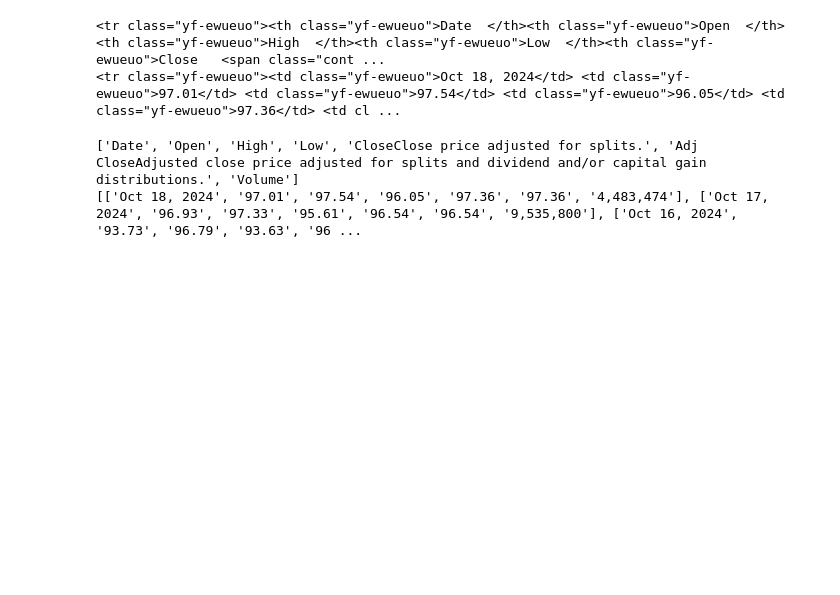
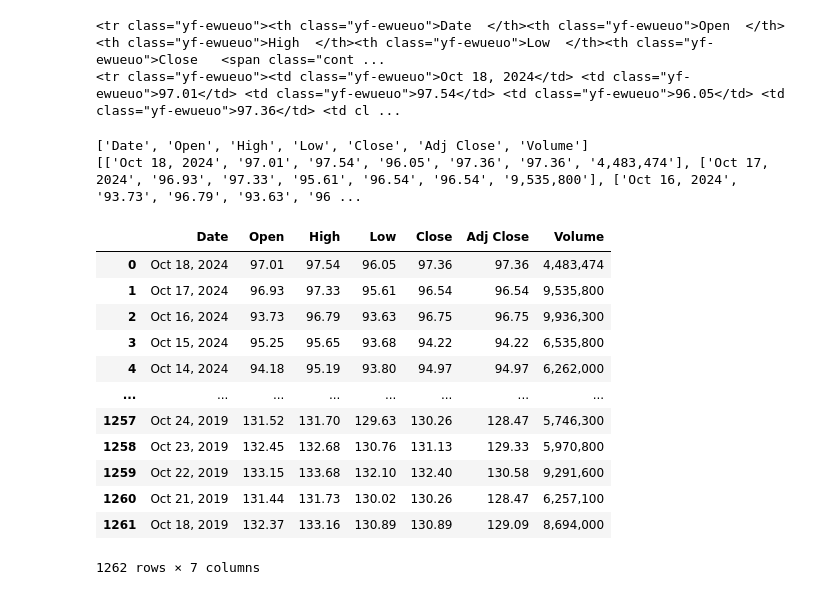
Before and after one commit to KimmyBeeW/Disney-Web-Scraping, a Jupyter notebook: get_data.ipynb, the cells around one changed output. Drawn from its saved outputs; the diff is of its cells as text; code cells hidden in the pictures; blank space fills up the shorter version.

Commit message:
update README.md, rename disney_stocks, and update get_data.ipynb

```diff
--- a/get_data.ipynb
+++ b/get_data.ipynb
@@ -101,12 +101,15 @@ print(items[1])
 <tr class="yf-ewueuo"><td class="yf-ewueuo">Oct 18, 2024</td> <td class="yf-ewueuo">97.01</td> <td class="yf-ewueuo">97.54</td> <td class="yf-ewueuo">96.05</td> <td class="yf-ewueuo">97.36</td> <td cl ...
 # %%
 headers = [th.get_text(strip=True) for th in table.find('tr').find_all('th')]
+headers[4] = 'Close'
+headers[5] = 'Adj Close'
 print(headers)
+
 rows = []
 for tr in items[1:]:
     row = [td.get_text(strip=True) for td in tr.find_all('td')]
     rows.append(row)
 print(rows)
 # %% [output]
-['Date', 'Open', 'High', 'Low', 'CloseClose price adjusted for splits.', 'Adj CloseAdjusted close price adjusted for splits and dividend and/or capital gain distributions.', 'Volume']
+['Date', 'Open', 'High', 'Low', 'Close', 'Adj Close', 'Volume']
 [['Oct 18, 2024', '97.01', '97.54', '96.05', '97.36', '97.36', '4,483,474'], ['Oct 17, 2024', '96.93', '97.33', '95.61', '96.54', '96.54', '9,535,800'], ['Oct 16, 2024', '93.73', '96.79', '93.63', '96 ...
@@ -114,0 +116,17 @@ dis_df = pd.DataFrame({'Date': ranks, 'Title': titles, 'Gross Income': gross, 'M
+# %%
+dis_df = pd.DataFrame(rows, columns=headers)
+dis_df
+# %% [output]
+|  | Date | Open | High | Low | Close | Adj Close | Volume |
+| 0 | Oct 18, 2024 | 97.01 | 97.54 | 96.05 | 97.36 | 97.36 | 4,483,474 |
+| 1 | Oct 17, 2024 | 96.93 | 97.33 | 95.61 | 96.54 | 96.54 | 9,535,800 |
+| 2 | Oct 16, 2024 | 93.73 | 96.79 | 93.63 | 96.75 | 96.75 | 9,936,300 |
+| 3 | Oct 15, 2024 | 95.25 | 95.65 | 93.68 | 94.22 | 94.22 | 6,535,800 |
+| 4 | Oct 14, 2024 | 94.18 | 95.19 | 93.80 | 94.97 | 94.97 | 6,262,000 |
+| ... | ... | ... | ... | ... | ... | ... | ... |
+| 1257 | Oct 24, 2019 | 131.52 | 131.70 | 129.63 | 130.26 | 128.47 | 5,746,300 |
+| 1258 | Oct 23, 2019 | 132.45 | 132.68 | 130.76 | 131.13 | 129.33 | 5,970,800 |
+| 1259 | Oct 22, 2019 | 133.15 | 133.68 | 132.10 | 132.40 | 130.58 | 9,291,600 |
+| 1260 | Oct 21, 2019 | 131.44 | 131.73 | 130.02 | 130.26 | 128.47 | 6,257,100 |
+| 1261 | Oct 18, 2019 | 132.37 | 133.16 | 130.89 | 130.89 | 129.09 | 8,694,000 |
+1262 rows × 7 columns
```
Also changed, not shown: parts of 2 cells of this notebook, 2 other files.
